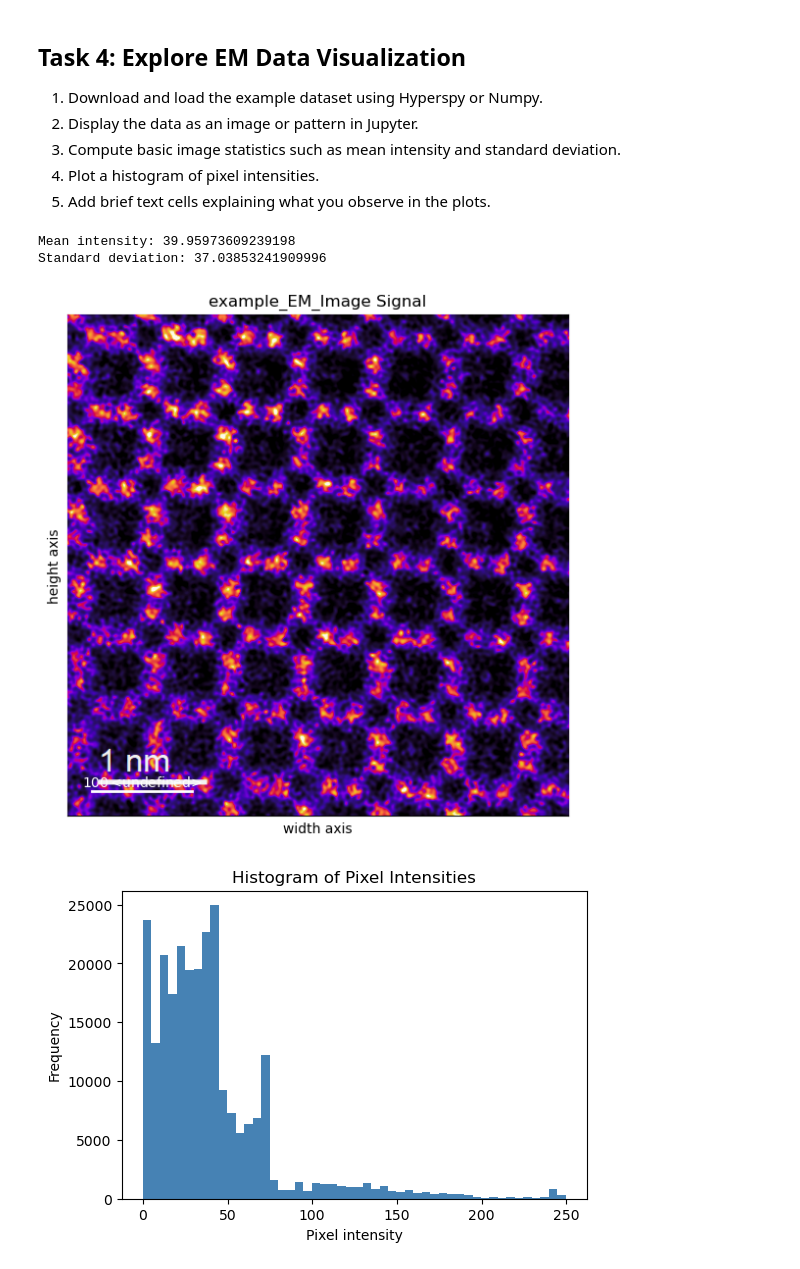
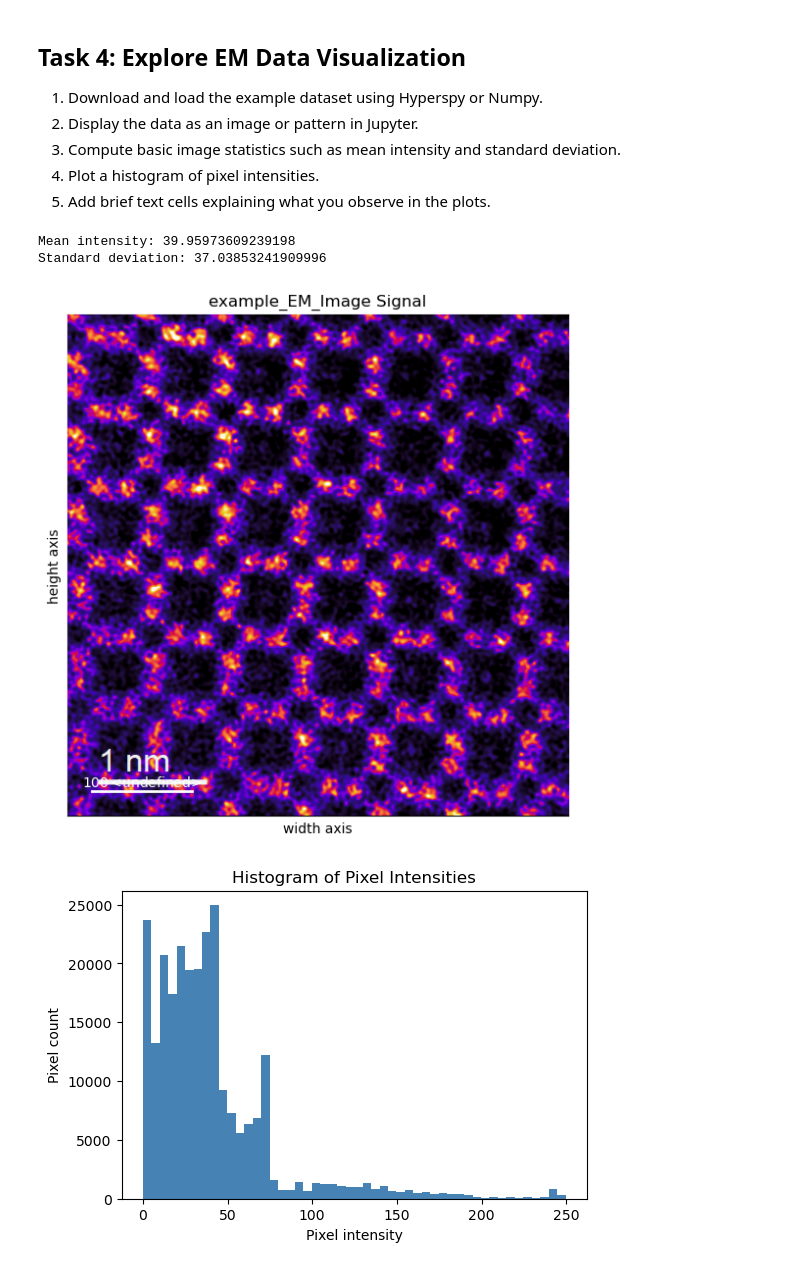
Before and after one commit to eliseetrheim/MSE465_EliseEtrheim, a Jupyter notebook: assignments/assignment_01_setup.ipynb, the cells around one changed output. Drawn from its saved outputs; the diff is of its cells as text; code cells hidden in the pictures.

```diff
--- a/assignments/assignment_01_setup.ipynb
+++ b/assignments/assignment_01_setup.ipynb
@@ -102,34 +103,34 @@ Random numbers: [0.37454012 0.95071431 0.73199394 0.59865848 0.15601864]
 # %%
 # Your cpde here
 import hyperspy.api as hs
 signal = hs.load("example_EM_Image.tif")
 
 # Display the image
 signal.plot()
 
 # Compute basic image statistics
 import numpy as np
 
 rgb = signal.data.view(np.uint8).reshape(signal.data.shape + (3,))
 gray = 0.299*rgb[:,:,0]+0.587*rgb[:,:,1]+0.114*rgb[:,:,2]
 
 mean_intensity = np.mean(gray)
 std_intensity = np.std(gray)
 print("Mean intensity:",mean_intensity)
 print("Standard deviation:",std_intensity)
 
 # Plot histogram
 import matplotlib.pyplot as plt
 plt.figure(figsize=(6,4))
 plt.hist(gray.ravel(),bins=50,color="steelblue")
 plt.xlabel("Pixel intensity")
-plt.ylabel("Frequency")
+plt.ylabel("Pixel count")
 plt.title("Histogram of Pixel Intensities")
 plt.show()
 # %% [output]
 Mean intensity: 39.95973609239198
 Standard deviation: 37.03853241909996
 [figure]
-[figure, old version]
+[figure, new version]
 # %% [markdown]
 ### Observations:
```
Also changed, not shown: parts of 1 cell of this notebook.
